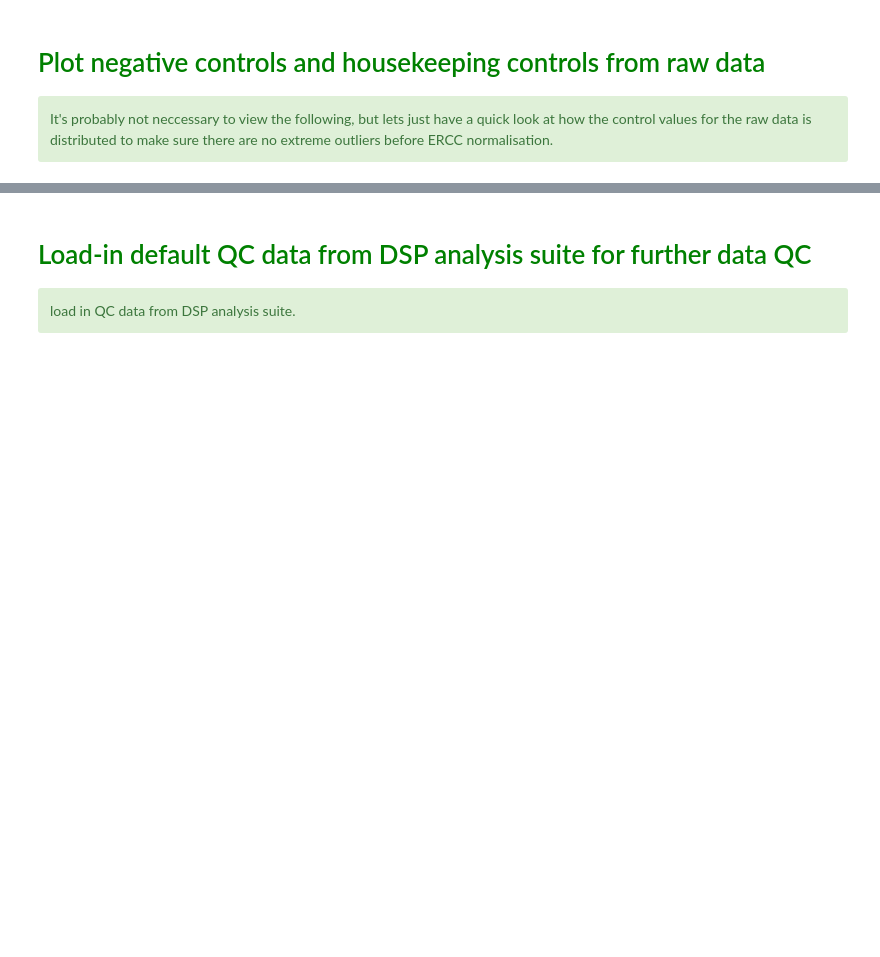
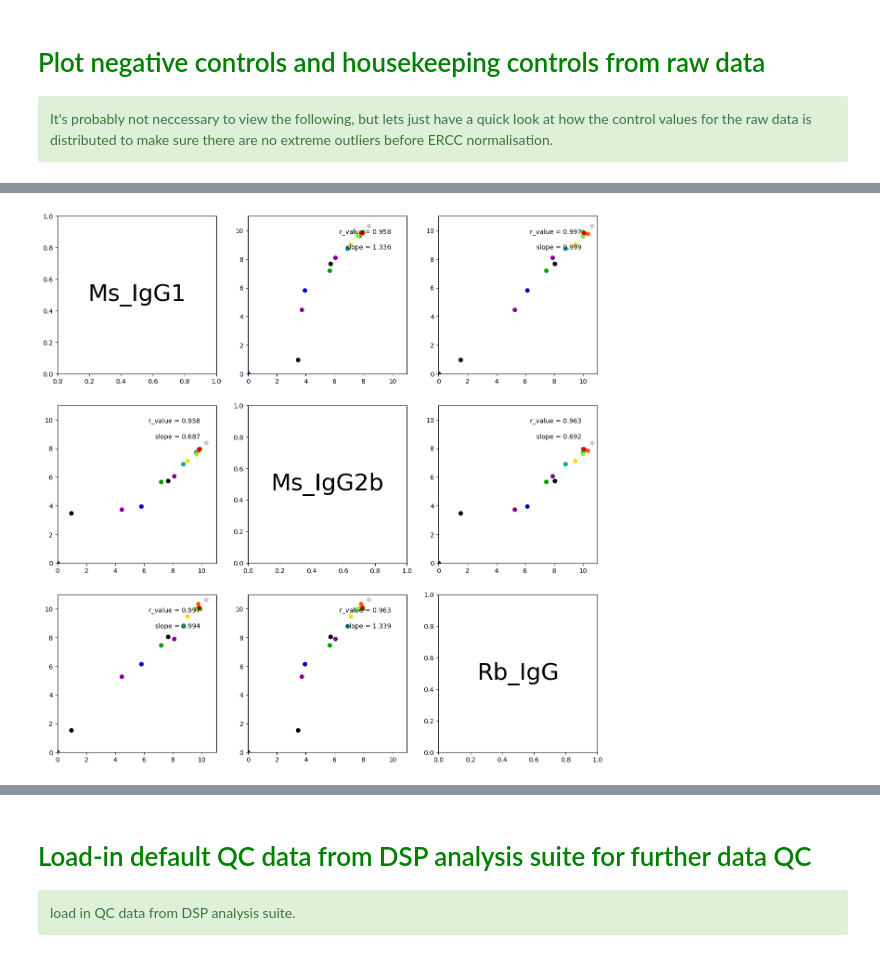
Before and after one commit to kyleupton/DSP_EDA_Protein, a Jupyter notebook: DSP_nCounter_Protein_QC_Git.ipynb, the cells around one changed output, grey strips where cells are left out. Saved outputs shown, nothing was run; the diff lists cells and outputs as text; code cells hidden in the pictures; blank space fills up the shorter version.

```diff
--- a/DSP_nCounter_Protein_QC_Git.ipynb
+++ b/DSP_nCounter_Protein_QC_Git.ipynb
@@ -1041,35 +1086,37 @@ for r in range(rows):
 # %%
 
 # Matrix of IgG expression plots
 rows = 3
 cols = 3
 
 fig, axes = plt.subplots(rows,cols, figsize=(15,15))
 
 
-mIG1 = [(x) for x in dataLog1External.drop(labels=['mean','probeClass'], axis=1).loc['Ms IgG1'].values]
-mIG2 = [(x) for x in dataLog1External.drop(labels=['mean','probeClass'], axis=1).loc['Ms IgG2a'].values]
-rIG = [(x) for x in dataLog1External.drop(labels=['mean','probeClass'], axis=1).loc['Rb IgG'].values]
+mIG1 = [(x) for x in masterData.dataLog1.drop(labels=['mean','probeClass'], axis=1).loc['Ms IgG1'].values]
+mIG2 = [(x) for x in masterData.dataLog1.drop(labels=['mean','probeClass'], axis=1).loc['Ms IgG2a'].values]
+rIG = [(x) for x in masterData.dataLog1.drop(labels=['mean','probeClass'], axis=1).loc['Rb IgG'].values]
 
 labels = ['Ms_IgG1', 'Ms_IgG2b', 'Rb_IgG']
 # labels = ['Rt_IgG2a', 'Rt_IgG2b', 'Rb_IgG']
 dataList = [mIG1,mIG2,rIG]
 
 axMin = int(min([min(x) for x in dataList]))
 axMax = int(max([max(x) for x in dataList]))+1
 
 
 for r in range(rows):
     for c in range(cols):
         if r==c: # This is a diagonal, insert a label
             axes[r][c].text(0.5,0.5, labels[r],ha='center', va='center', transform=axes[r][c].transAxes,fontsize=36)
         else:
             axes[r][c].scatter(dataList[c], dataList[r], color=my_cmap(colours)) # ToDo: Add cmap , c=colours)
             slope, intercept, r_value, p_value, std_err = scipy.stats.linregress(dataList[c], dataList[r])
             axes[r][c].text(0.9,0.9, "r_value = " + str(r_value)[:5],ha='right', va='center', transform=axes[r][c].transAxes)
             axes[r][c].text(0.9,0.8, "slope = " + str(slope)[:5],ha='right', va='center', transform=axes[r][c].transAxes)
             axes[r][c].set_xlim(axMin,axMax)
             axes[r][c].set_ylim(axMin,axMax)
+# %% [output]
+[figure, added]
 # %%
 # Matrix of IgG expression plots
 rows = 4
```
Also changed, not shown: parts of 31 cells of this notebook, 1 other file.
